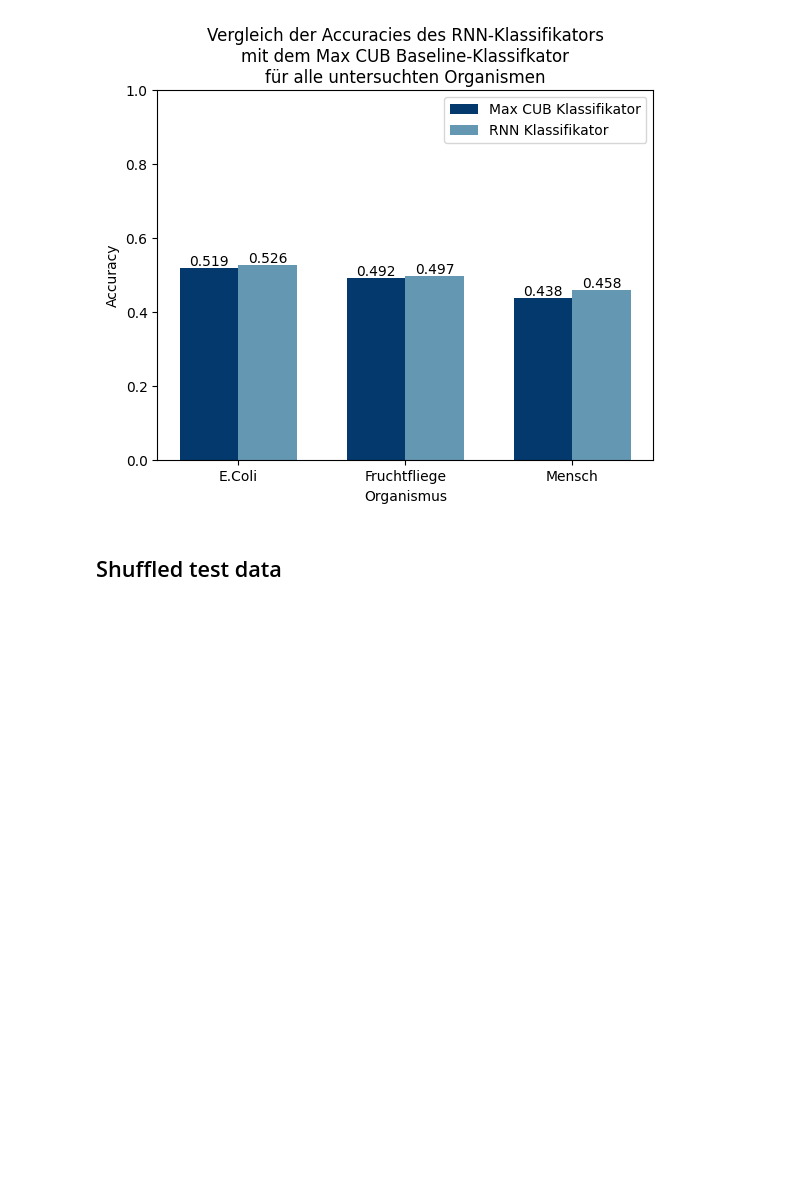
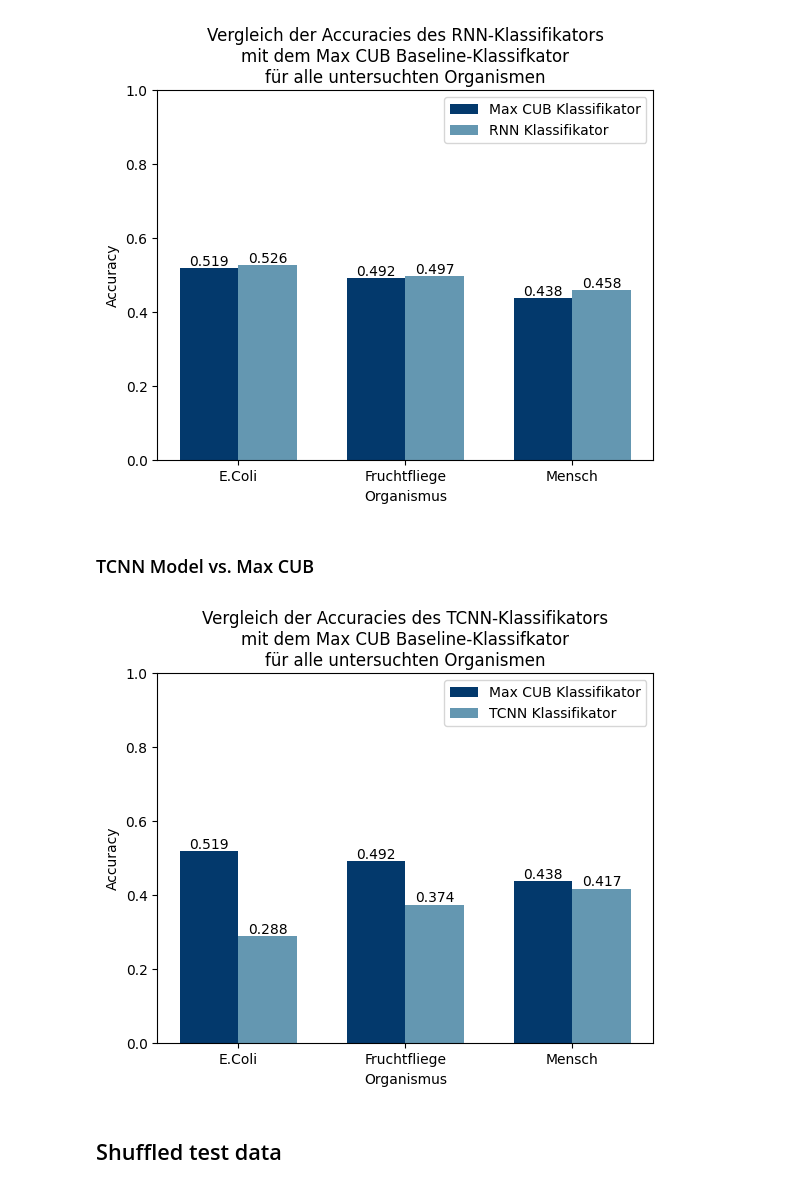
Before and after one commit to maxikuehn/PMDS_Codons, a Jupyter notebook: notebooks/Results_Overview.ipynb, the cells around one changed output. Cells and saved outputs as stored; diff of their text form; code cells hidden in the pictures; blank space fills up the shorter version.

```diff
--- a/notebooks/Results_Overview.ipynb
+++ b/notebooks/Results_Overview.ipynb
@@ -52,6 +52,29 @@ title = "Vergleich der Accuracies des RNN-Klassifikators\nmit dem Max CUB Baseli
 ml_evaluation.plot_accuracies_comparison(accuracies_rnn, classifier_labels, title)
 # %% [output]
 [figure]
+# %% [markdown]
+### TCNN Model vs. Max CUB
+# %%
+accuracies_tcnn = {
+    "E.Coli": {
+        "Max CUB": 0.5186,
+        "TCNN": 0.2878,
+    },
+    "Fruchtfliege": {
+        "Max CUB": 0.4917,
+        "TCNN": 0.3738,
+    },
+    "Mensch": {
+        "Max CUB": 0.438,
+        "TCNN": 0.4171,
+    }
+}
+classifier_labels = ["Max CUB Klassifikator", "TCNN Klassifikator"]
+title = "Vergleich der Accuracies des TCNN-Klassifikators\nmit dem Max CUB Baseline-Klassifkator\nfür alle untersuchten Organismen"
+# %%
+ml_evaluation.plot_accuracies_comparison(accuracies_tcnn, classifier_labels, title)
+# %% [output]
+[figure, added]
 # %% [markdown]
 ## Shuffled test data
 # %% [markdown]
```
Also changed, not shown: parts of 3 cells of this notebook, 1 other file.
